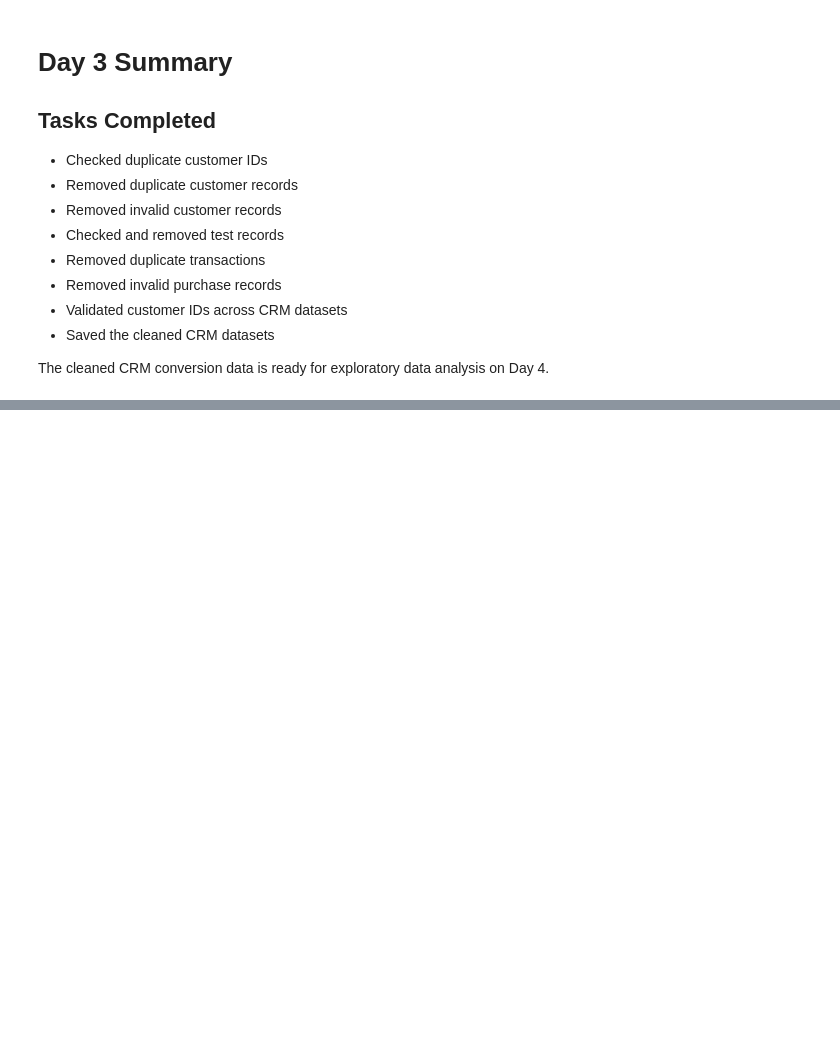
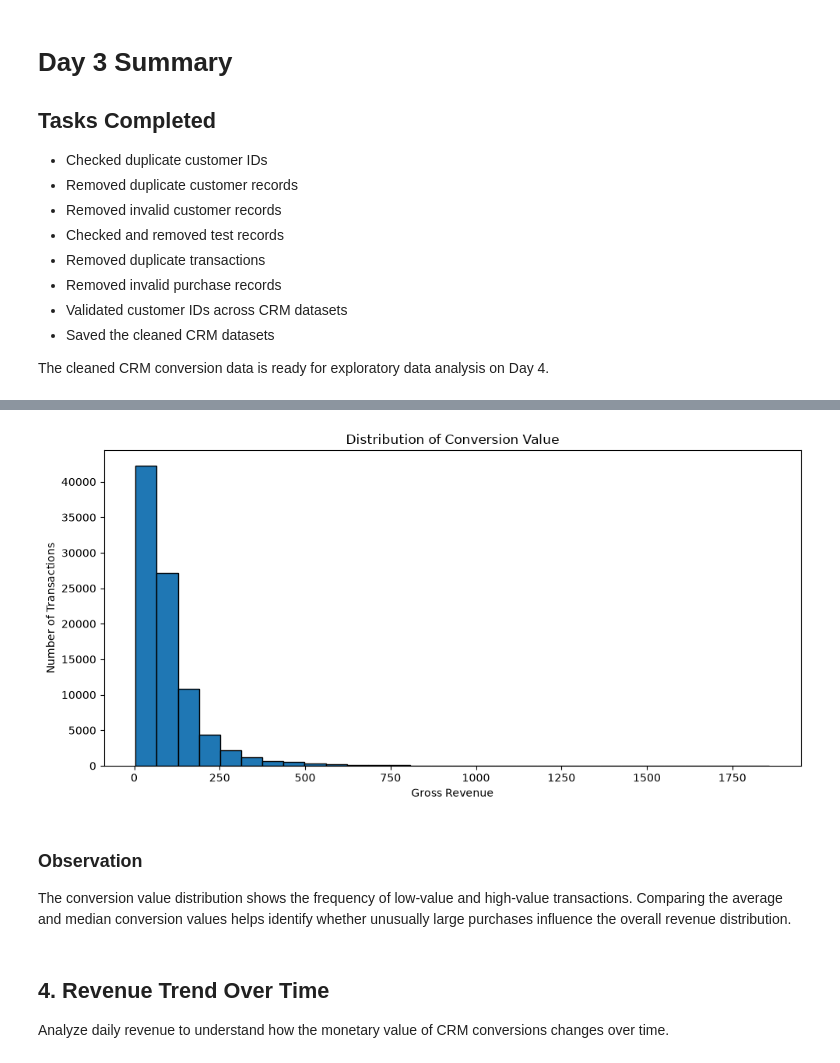
Before and after one commit to kalanidy/Infotact_intern_project1, a Jupyter notebook: Week1_member_c.ipynb, the cells around one changed output, grey strips where cells are left out. Cells and saved outputs as stored; diff of their text form; code cells hidden in the pictures; blank space fills up the shorter version.

```diff
--- a/Week1_member_c.ipynb
+++ b/Week1_member_c.ipynb
@@ -829,0 +986,24 @@ The cleaned CRM conversion data is ready for exploratory data analysis on Day 4.
+# %%
+plt.figure(figsize=(10, 5))
+
+plt.hist(
+    transactions_clean["gross_revenue"],
+    bins=30,
+    edgecolor="black"
+)
+
+plt.title("Distribution of Conversion Value")
+plt.xlabel("Gross Revenue")
+plt.ylabel("Number of Transactions")
+plt.tight_layout()
+plt.show()
+# %% [output]
+[figure, added]
+# %% [markdown]
+### Observation
+
+The conversion value distribution shows the frequency of low-value and high-value transactions. Comparing the average and median conversion values helps identify whether unusually large purchases influence the overall revenue distribution.
+# %% [markdown]
+## 4. Revenue Trend Over Time
+
+Analyze daily revenue to understand how the monetary value of CRM conversions changes over time.
```
Also changed, not shown: parts of 19 cells of this notebook, 1 other file.
